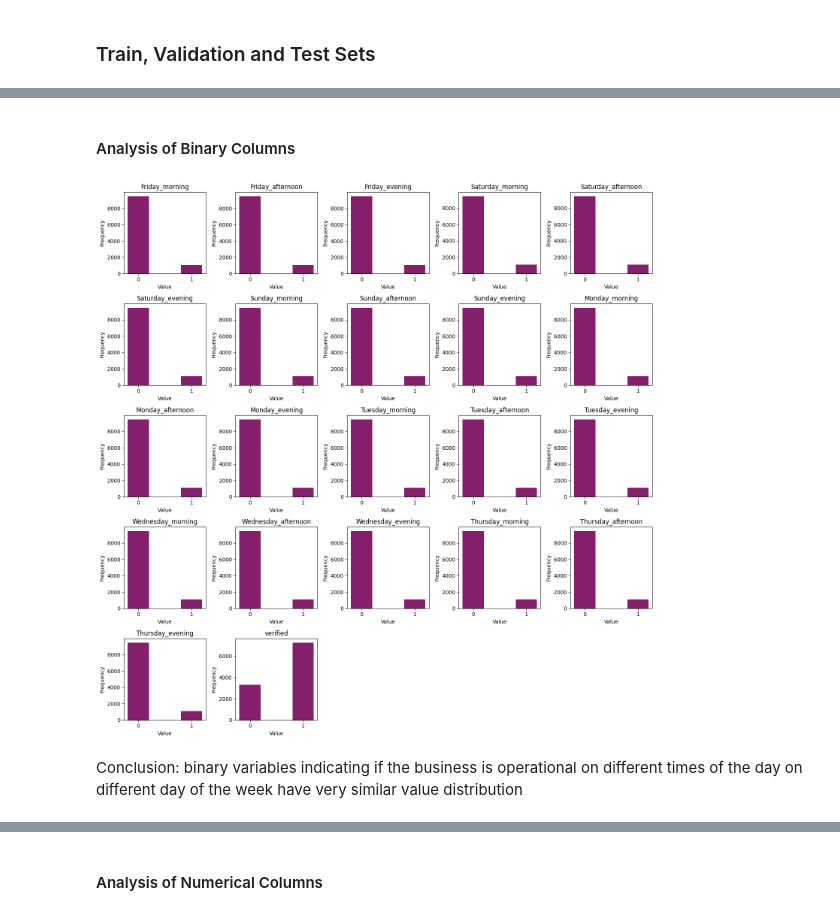
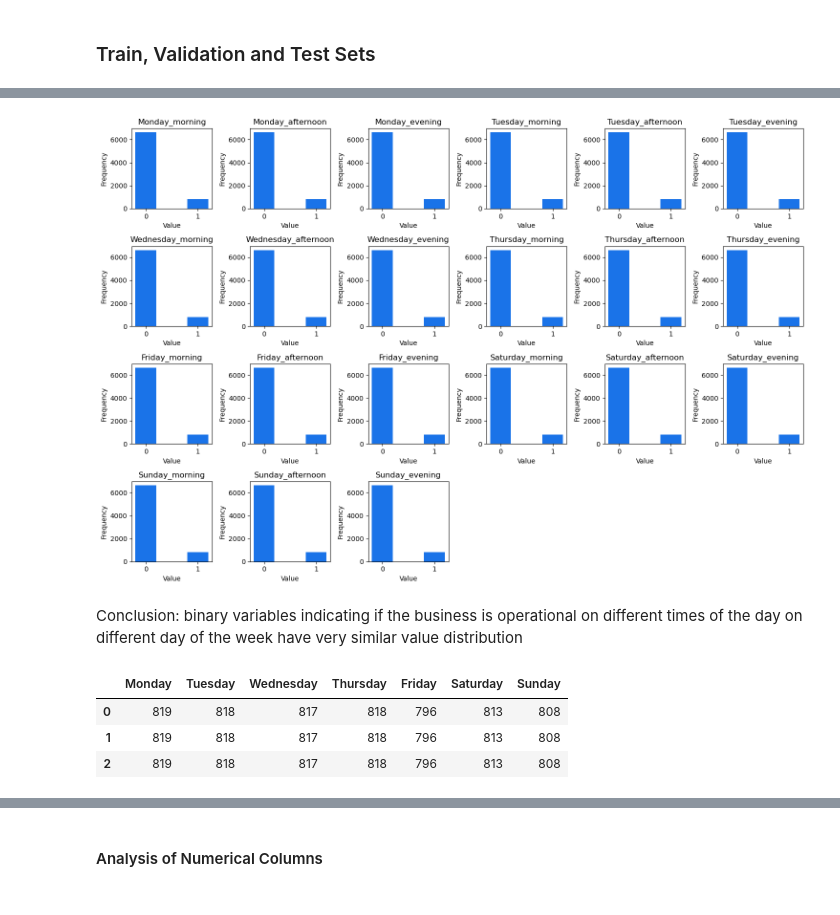
Before and after one commit to kwiatkowskaa/Location_Intelligence_Data_Clustering, a Jupyter notebook: EDA.ipynb, the cells around one changed output, grey strips where cells are left out. Saved outputs shown, nothing was run; the diff lists cells and outputs as text; code cells hidden in the pictures.

```diff
--- a/EDA.ipynb
+++ b/EDA.ipynb
@@ -199,3 +187,0 @@ Rows with identical business_id are the same, except for types column, but the d
-# %%
-df = df.drop_duplicates(subset=['business_id'])
-df
@@ -216,6 +187,0 @@ df
-# %%
-unique_values = {}
-for col in df.columns:
-    unique_values[col] = df[col].value_counts().shape[0]
-
-pd.DataFrame(unique_values, index=['unique value count']).transpose()
@@ -243,4 +189,4 @@ Conclusion: Almost half of the columns has binary values (0 or 1).
 ### Train, Validation and Test Sets
 # %%
 X_dev, X_test = train_test_split(df, test_size=0.3, random_state=42)
-df = X_dev
+X_train, X_val = train_test_split(X_dev, test_size=0.3, random_state=42)
@@ -264,11 +215,9 @@ The most correlated variables in the dataset are:
 # %%
-bool_columns = ['Friday_morning', 'Friday_afternoon', 'Friday_evening',
-       'Saturday_morning', 'Saturday_afternoon', 'Saturday_evening',
-       'Sunday_morning', 'Sunday_afternoon', 'Sunday_evening',
-       'Monday_morning', 'Monday_afternoon', 'Monday_evening',
-       'Tuesday_morning', 'Tuesday_afternoon', 'Tuesday_evening',
-       'Wednesday_morning', 'Wednesday_afternoon', 'Wednesday_evening',
-       'Thursday_morning', 'Thursday_afternoon', 'Thursday_evening', 'verified']
-df['verified'] = df['verified'].astype("float64")
-df_bool = df[bool_columns].reset_index(drop = True)
-df_bool.head()
+bool_columns = ['Monday_morning', 'Monday_afternoon', 'Monday_evening',
+                'Tuesday_morning', 'Tuesday_afternoon', 'Tuesday_evening',
+                'Wednesday_morning', 'Wednesday_afternoon', 'Wednesday_evening',
+                'Thursday_morning', 'Thursday_afternoon', 'Thursday_evening',
+                'Friday_morning', 'Friday_afternoon', 'Friday_evening',
+                'Saturday_morning', 'Saturday_afternoon', 'Saturday_evening',
+                'Sunday_morning', 'Sunday_afternoon', 'Sunday_evening']
+X_train_bool = X_train[bool_columns].reset_index(drop = True)
@@ -295,17 +224,25 @@ df_num.head()
-# %% [markdown]
-#### Analysis of Binary Columns
 # %%
-plt.figure(figsize=(15, 15))
-for i, col in enumerate(df_bool.columns):
-    plt.subplot(5, 5, i + 1)
-    plt.hist(df_bool[col], bins=[-0.25, 0.25, 0.75, 1.25], align='mid', color = '#84206b', rwidth=0.8)
+plt.figure(figsize=(15, 10))
+for i, col in enumerate(X_train_bool.columns):
+    plt.subplot(4, 6, i + 1)
+    plt.hist(X_train_bool[col], bins=[-0.25, 0.25, 0.75, 1.25], align='mid', color = '#1a73e8', rwidth=0.8)
     plt.title(col)
     plt.xlabel('Value')
     plt.ylabel('Frequency')
     plt.xticks([0, 1])
 plt.tight_layout()
 plt.show()
 # %% [output]
-[figure, old version]
+[figure, new version]
 # %% [markdown]
 Conclusion: binary variables indicating if the business is operational on different times of the day on different day of the week have very similar value distribution
+# %%
+counts_df = X_train_bool.sum()
+counts_df = pd.DataFrame(counts_df.values.reshape((3, 7),  order='F'),
+                         columns=['Monday', 'Tuesday', 'Wednesday', 'Thursday', 'Friday', 'Saturday', 'Sunday'])
+counts_df
+# %% [output]
+|  | Monday | Tuesday | Wednesday | Thursday | Friday | Saturday | Sunday |
+| 0 | 819 | 818 | 817 | 818 | 796 | 813 | 808 |
+| 1 | 819 | 818 | 817 | 818 | 796 | 813 | 808 |
+| 2 | 819 | 818 | 817 | 818 | 796 | 813 | 808 |
```
Also changed, not shown: parts of 47 cells of this notebook, 2 other files.
